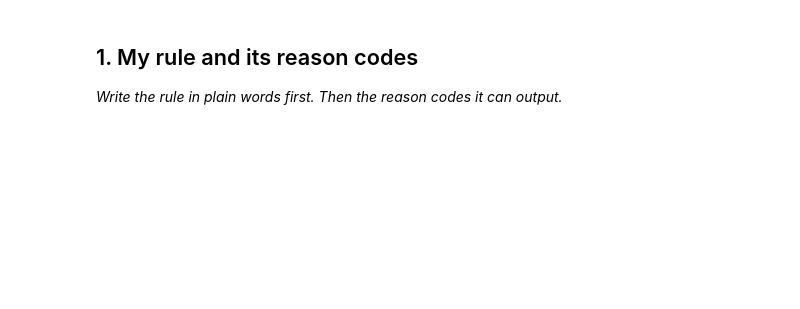
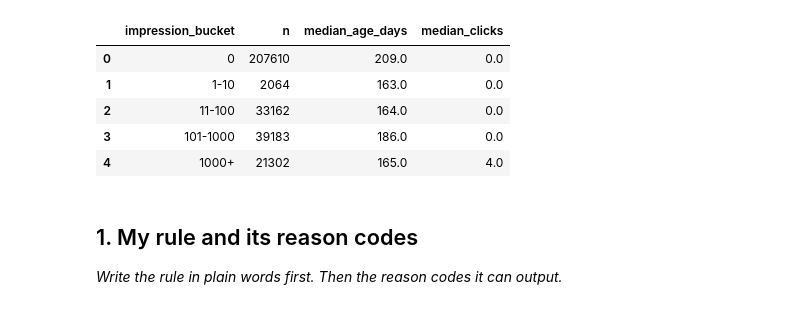
Before and after one commit to prarthanamahesh21-hub/flyrank-ml-internship, a Jupyter notebook: work/notebooks/w04_baseline_score.ipynb, the cells around one changed output. Saved outputs shown, nothing was run; the diff lists cells and outputs as text; code cells hidden in the pictures; blank space fills up the shorter version.

```diff
--- a/work/notebooks/w04_baseline_score.ipynb
+++ b/work/notebooks/w04_baseline_score.ipynb
@@ -8,0 +18,8 @@ This skeleton is yours to fill. Work the sections **in order** — each one has
+# %%
+import os
+from google.colab import userdata
+from datasets import load_dataset
+
+HF_TOKEN = userdata.get("HF_TOKEN")
+
+print("HF token loaded:", HF_TOKEN is not None)
@@ -9,3 +230,31 @@ This skeleton is yours to fill. Work the sections **in order** — each one has
+# %%
+volume_check = features_w04.copy()
+
+volume_check["impression_bucket"] = pd.cut(
+    volume_check["gsc_impressions_90d"],
+    bins=[-1, 0, 10, 100, 1000, np.inf],
+    labels=["0", "1-10", "11-100", "101-1000", "1000+"]
+)
+
+volume_table = (
+    volume_check
+    .groupby("impression_bucket", observed=False)
+    .agg(
+        n=("content_hash_id", "size"),
+        median_age_days=("content_age_days", "median"),
+        median_clicks=("gsc_clicks_90d", "median")
+    )
+    .reset_index()
+)
+
+volume_table
+# %% [output]
+|  | impression_bucket | n | median_age_days | median_clicks |
+| 0 | 0 | 207610 | 209.0 | 0.0 |
+| 1 | 1-10 | 2064 | 163.0 | 0.0 |
+| 2 | 11-100 | 33162 | 164.0 | 0.0 |
+| 3 | 101-1000 | 39183 | 186.0 | 0.0 |
+| 4 | 1000+ | 21302 | 165.0 | 4.0 |
 # %% [markdown]
 ## 1. My rule and its reason codes
 
```
Also changed, not shown: parts of 37 cells of this notebook.
